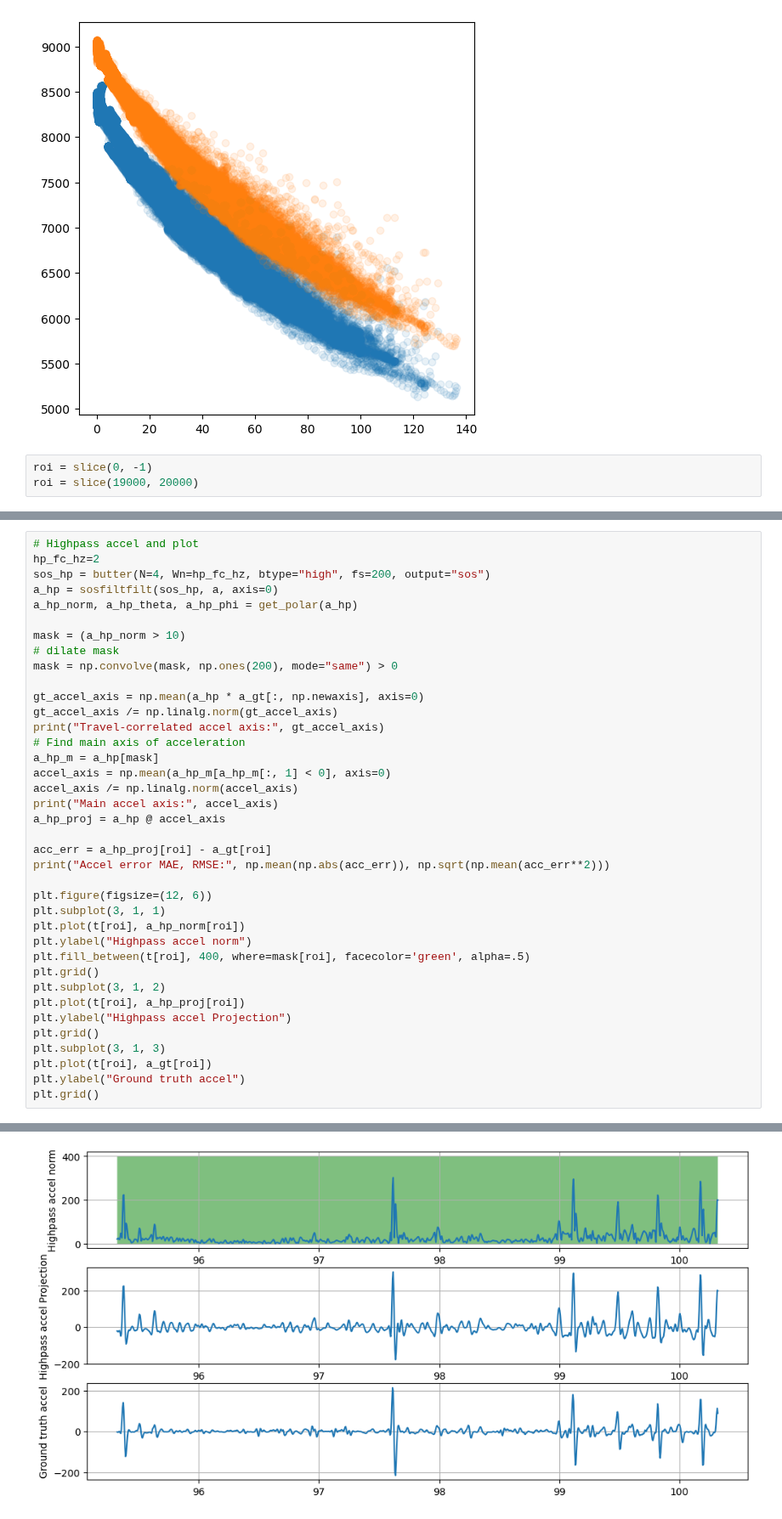
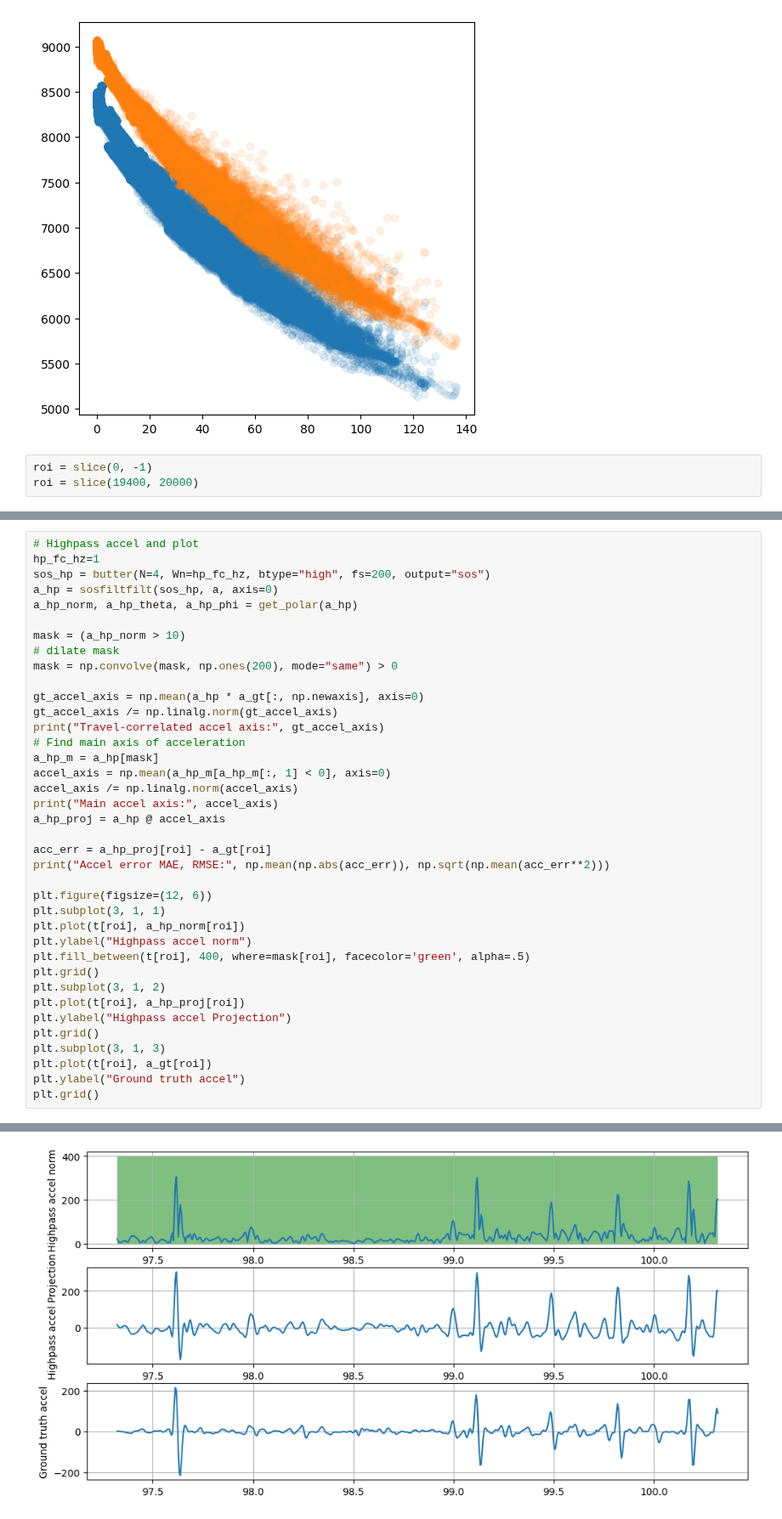
Before and after one commit to colinpate/sus, a Jupyter notebook: notebooks/rear_sus.ipynb, the cells around one changed output, grey strips where cells are left out. Shown at 85% size. Drawn from its saved outputs; the diff is of its cells as text.

```diff
--- a/notebooks/rear_sus.ipynb
+++ b/notebooks/rear_sus.ipynb
@@ -107,7 +107,7 @@ print(corr[0], spearman.correlation)
 [figure]
 # %%
 roi = slice(0, -1)
-roi = slice(19000, 20000)
+roi = slice(19400, 20000)
 # %%
 # Plot accelerometer, travel, mag data
 
@@ -134,6 +134,6 @@ plt.grid()
 # %%
 # Highpass accel and plot
-hp_fc_hz=2
+hp_fc_hz=1
 sos_hp = butter(N=4, Wn=hp_fc_hz, btype="high", fs=200, output="sos")
 a_hp = sosfiltfilt(sos_hp, a, axis=0)
 a_hp_norm, a_hp_theta, a_hp_phi = get_polar(a_hp)
@@ -176 +176 @@ Accel error MAE, RMSE: 18.520817648774646 27.90535278554859
-[figure, old version]
+[figure, new version]
```
Also changed, not shown: parts of 8 cells of this notebook, 4 other files.
